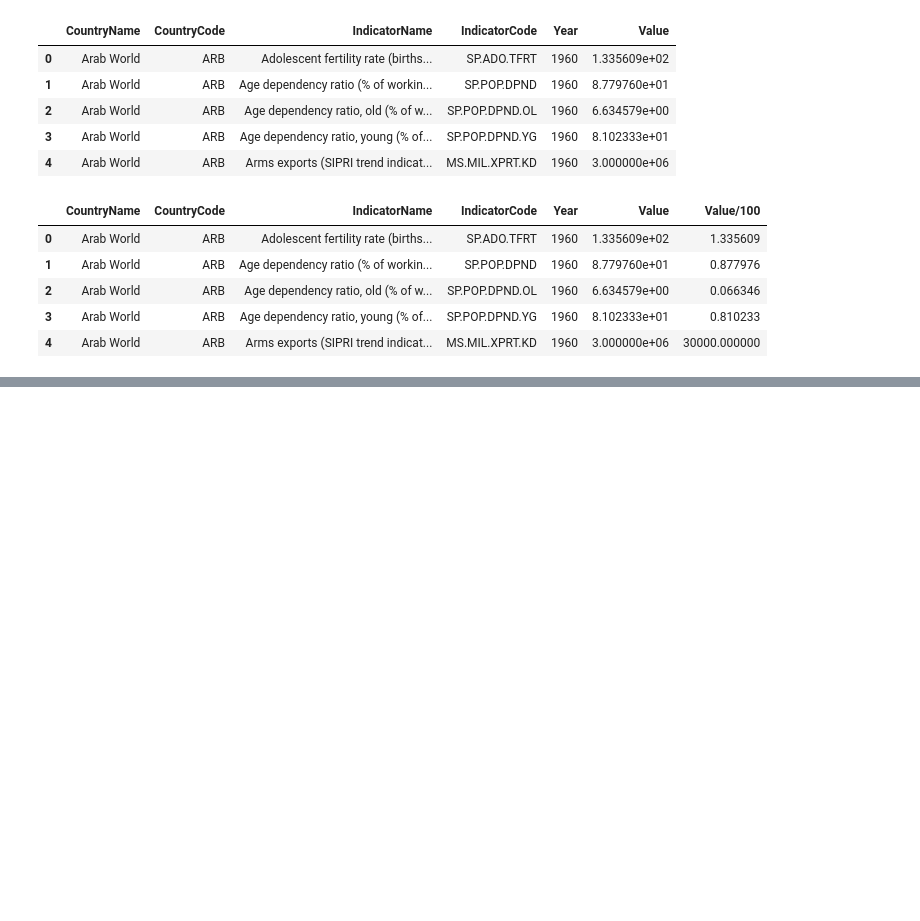
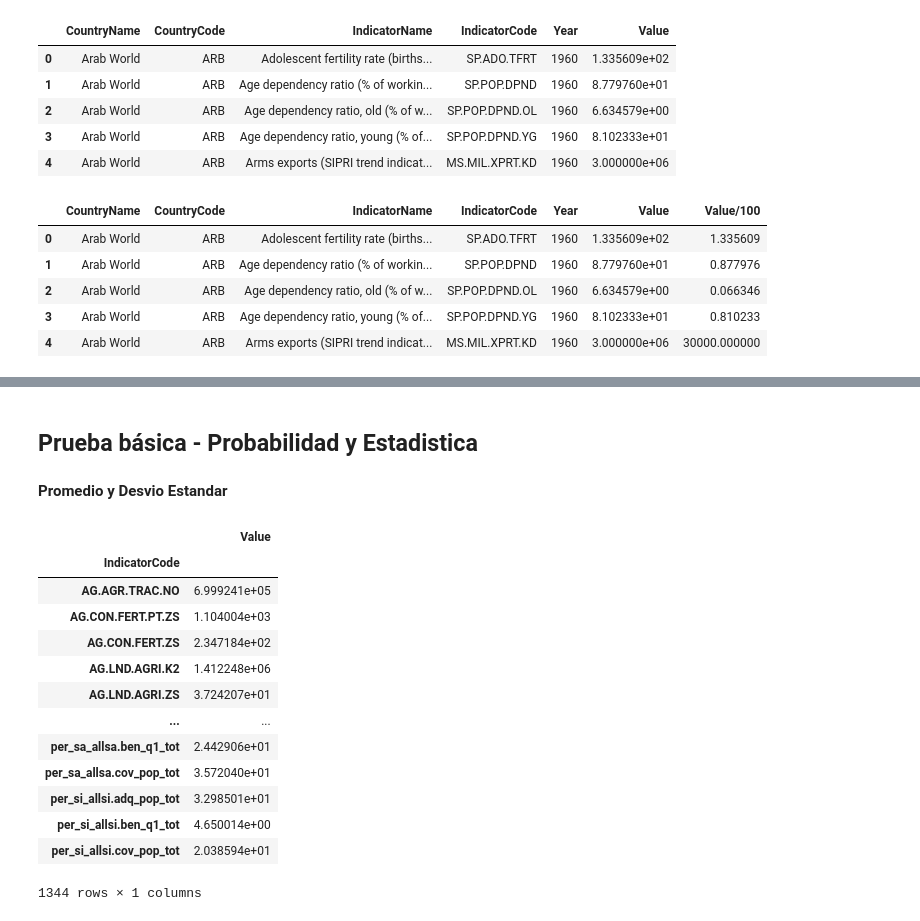
Before and after one commit to dgatti/PortfolioBigData, a Jupyter notebook: PrimerosPasosPython.ipynb, the cells around one changed output, grey strips where cells are left out. Drawn from its saved outputs; the diff is of its cells as text; code cells hidden in the pictures; blank space fills up the shorter version.

```diff
--- a/PrimerosPasosPython.ipynb
+++ b/PrimerosPasosPython.ipynb
@@ -241,0 +236,24 @@ See the caveats in the documentation: https://pandas.pydata.org/pandas-docs/stab
+# %% [markdown]
+## **Prueba básica - Probabilidad y Estadistica**
+# %% [markdown]
+**Promedio y Desvio Estandar**
+# %%
+data_indicator1=DataSetPrueba[DataSetPrueba['IndicatorCode'].isin(['SP.ADO.TFRT', 'SP.POP.DPND', 'SP.POP.DPND.OL'])]
+data_indicator2=DataSetPrueba[['IndicatorCode','Value']]
+# %%
+data_indicator2.groupby("IndicatorCode").mean() #Prmedio de los valores agrupando por IndicatorCode
+# %% [output]
+|  | Value |
+| IndicatorCode |  |
+| AG.AGR.TRAC.NO | 6.999241e+05 |
+| AG.CON.FERT.PT.ZS | 1.104004e+03 |
+| AG.CON.FERT.ZS | 2.347184e+02 |
+| AG.LND.AGRI.K2 | 1.412248e+06 |
+| AG.LND.AGRI.ZS | 3.724207e+01 |
+| ... | ... |
+| per_sa_allsa.ben_q1_tot | 2.442906e+01 |
+| per_sa_allsa.cov_pop_tot | 3.572040e+01 |
+| per_si_allsi.adq_pop_tot | 3.298501e+01 |
+| per_si_allsi.ben_q1_tot | 4.650014e+00 |
+| per_si_allsi.cov_pop_tot | 2.038594e+01 |
+1344 rows × 1 columns
```
Also changed, not shown: parts of 8 cells of this notebook.
